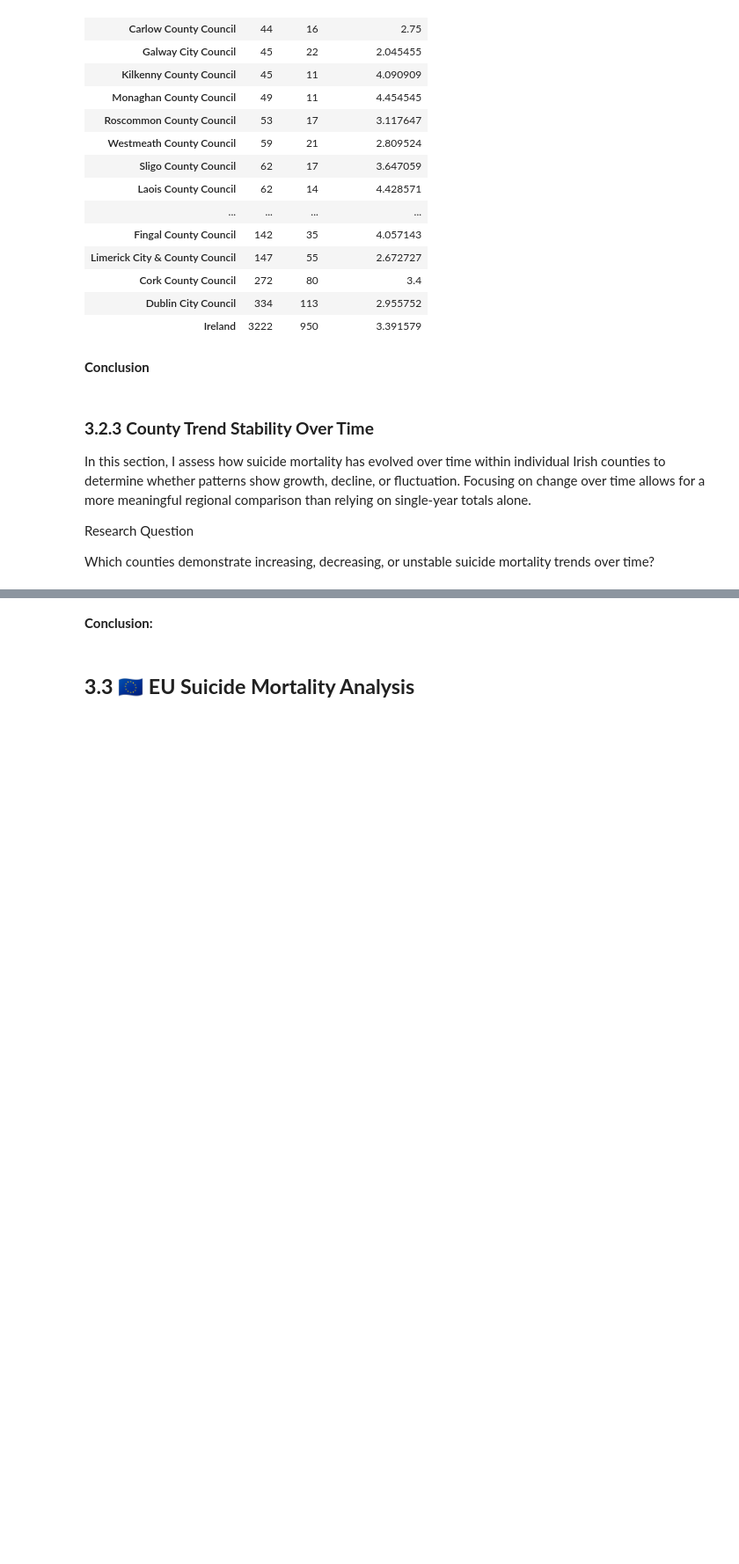
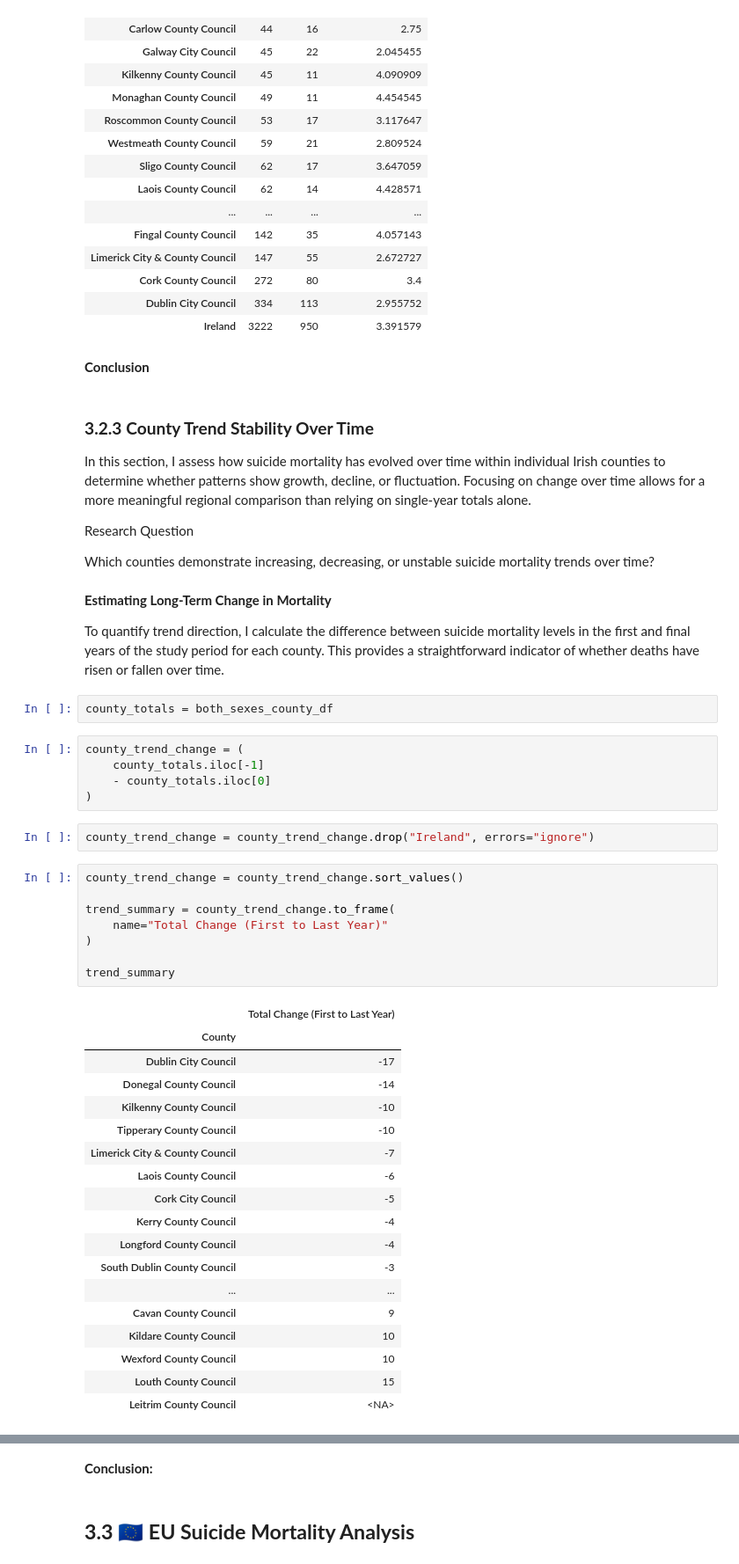
Before and after one commit to NibnabCodes/pfda_project, a Jupyter notebook: analysis.ipynb, the cells around one changed output, grey strips where cells are left out. Shown at 88% size. Saved outputs shown, nothing was run; the diff lists cells and outputs as text; blank space fills up the shorter version.

```diff
--- a/analysis.ipynb
+++ b/analysis.ipynb
@@ -1593,3 +1593,43 @@ In this section, I assess how suicide mortality has evolved over time within ind
 Research Question
 
 Which counties demonstrate increasing, decreasing, or unstable suicide mortality trends over time?
+# %% [markdown]
+**Estimating Long-Term Change in Mortality**
+
+To quantify trend direction, I calculate the difference between suicide mortality levels in the first and final years of the study period for each county. This provides a straightforward indicator of whether deaths have risen or fallen over time.
+# %%
+county_totals = both_sexes_county_df
+# %%
+county_trend_change = (
+    county_totals.iloc[-1]
+    - county_totals.iloc[0]
+)
+# %%
+county_trend_change = county_trend_change.drop("Ireland", errors="ignore")
+# %%
+county_trend_change = county_trend_change.sort_values()
+
+trend_summary = county_trend_change.to_frame(
+    name="Total Change (First to Last Year)"
+)
+
+trend_summary
+# %% [output]
+|  | Total Change (First to Last Year) |
+| County |  |
+| Dublin City Council | -17 |
+| Donegal County Council | -14 |
+| Kilkenny County Council | -10 |
+| Tipperary County Council | -10 |
+| Limerick City & County Council | -7 |
+| Laois County Council | -6 |
+| Cork City Council | -5 |
+| Kerry County Council | -4 |
+| Longford County Council | -4 |
+| South Dublin County Council | -3 |
+| ... | ... |
+| Cavan County Council | 9 |
+| Kildare County Council | 10 |
+| Wexford County Council | 10 |
+| Louth County Council | 15 |
+| Leitrim County Council | <NA> |
```
Also changed, not shown: parts of 5 cells of this notebook.
